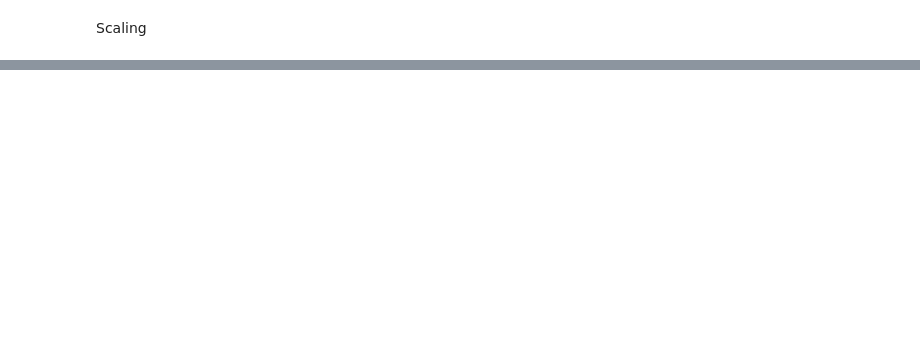
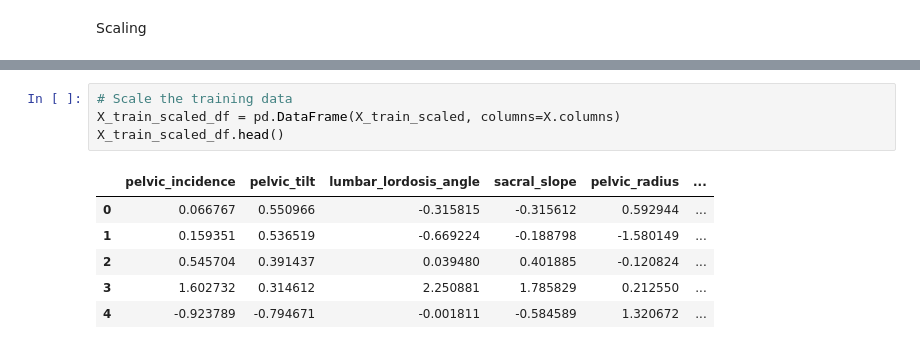
Before and after one commit to chadlbradford/module-_13_miniproject, a Jupyter notebook: module_13_miniproject.ipynb, the cells around one changed output, grey strips where cells are left out. Drawn from its saved outputs; the diff is of its cells as text; blank space fills up the shorter version.

```diff
--- a/module_13_miniproject.ipynb
+++ b/module_13_miniproject.ipynb
@@ -62,0 +114,11 @@ X_test = scaler.transform(X_test)
+# %%
+# Scale the training data
+X_train_scaled_df = pd.DataFrame(X_train_scaled, columns=X.columns)
+X_train_scaled_df.head()
+# %% [output]
+|  | pelvic_incidence | pelvic_tilt | lumbar_lordosis_angle | sacral_slope | pelvic_radius | ... |
+| 0 | 0.066767 | 0.550966 | -0.315815 | -0.315612 | 0.592944 | ... |
+| 1 | 0.159351 | 0.536519 | -0.669224 | -0.188798 | -1.580149 | ... |
+| 2 | 0.545704 | 0.391437 | 0.039480 | 0.401885 | -0.120824 | ... |
+| 3 | 1.602732 | 0.314612 | 2.250881 | 1.785829 | 0.212550 | ... |
+| 4 | -0.923789 | -0.794671 | -0.001811 | -0.584589 | 1.320672 | ... |
```
Also changed, not shown: parts of 20 cells of this notebook.
